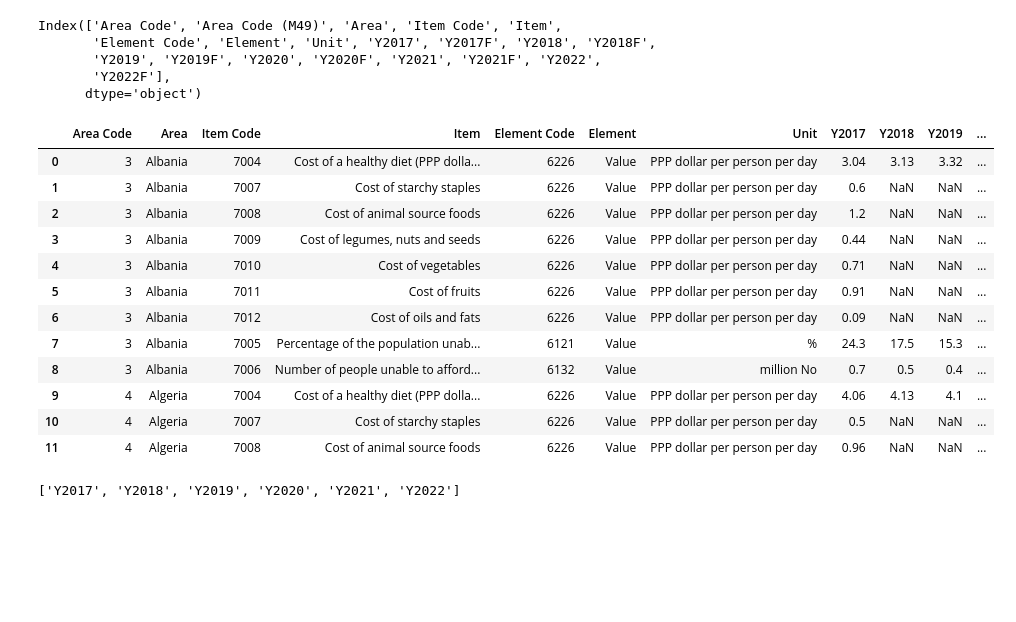
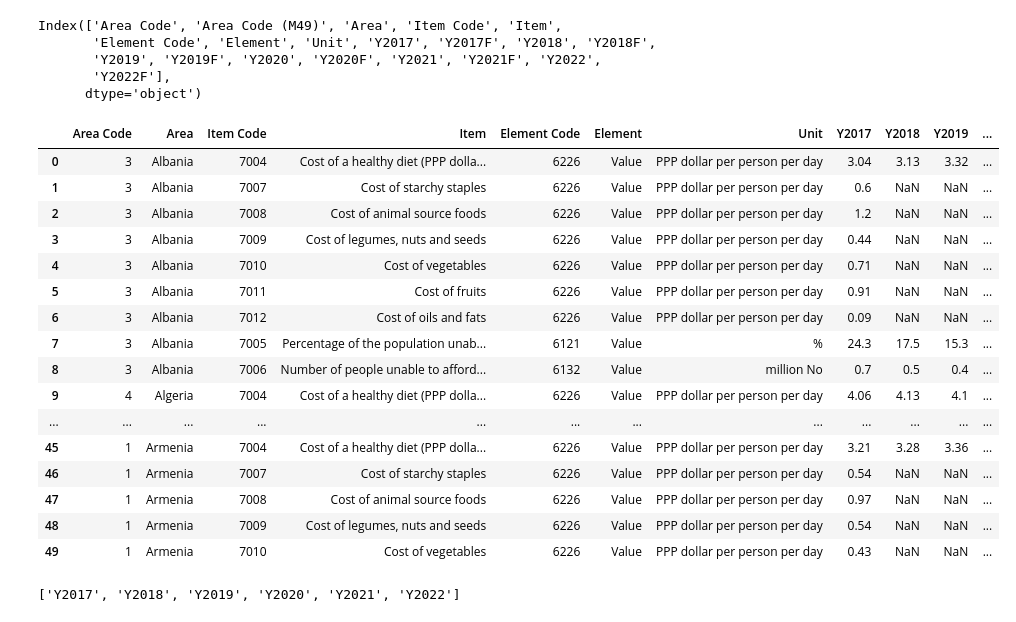
Before and after one commit to janettelau/consumption-patterns, a Jupyter notebook: reading_files_cleaning.ipynb, the cells around one changed output. Saved outputs shown, nothing was run; the diff lists cells and outputs as text; code cells hidden in the pictures; blank space fills up the shorter version.

```diff
--- a/reading_files_cleaning.ipynb
+++ b/reading_files_cleaning.ipynb
@@ -325,24 +370,28 @@ Index(['Area Code', 'Area Code (M49)', 'Area', 'Item Code', 'Item',
 # %%
 #Create a new df with desired columns
 new_coahd_df =coahd_df[['Area Code', 'Area', 'Item Code', 'Item',
        'Element Code', 'Element', 'Unit', 'Y2017',  'Y2018',
        'Y2019',  'Y2020',  'Y2021',  'Y2022',
        ]]
-new_coahd_df.head(12)
+new_coahd_df.head(50)
 # %% [output]
 |  | Area Code | Area | Item Code | Item | Element Code | Element | Unit | Y2017 | Y2018 | Y2019 | ... |
 | 0 | 3 | Albania | 7004 | Cost of a healthy diet (PPP dolla... | 6226 | Value | PPP dollar per person per day | 3.04 | 3.13 | 3.32 | ... |
 | 1 | 3 | Albania | 7007 | Cost of starchy staples | 6226 | Value | PPP dollar per person per day | 0.6 | NaN | NaN | ... |
 | 2 | 3 | Albania | 7008 | Cost of animal source foods | 6226 | Value | PPP dollar per person per day | 1.2 | NaN | NaN | ... |
 | 3 | 3 | Albania | 7009 | Cost of legumes, nuts and seeds | 6226 | Value | PPP dollar per person per day | 0.44 | NaN | NaN | ... |
 | 4 | 3 | Albania | 7010 | Cost of vegetables | 6226 | Value | PPP dollar per person per day | 0.71 | NaN | NaN | ... |
 | 5 | 3 | Albania | 7011 | Cost of fruits | 6226 | Value | PPP dollar per person per day | 0.91 | NaN | NaN | ... |
 | 6 | 3 | Albania | 7012 | Cost of oils and fats | 6226 | Value | PPP dollar per person per day | 0.09 | NaN | NaN | ... |
 | 7 | 3 | Albania | 7005 | Percentage of the population unab... | 6121 | Value | % | 24.3 | 17.5 | 15.3 | ... |
 | 8 | 3 | Albania | 7006 | Number of people unable to afford... | 6132 | Value | million No | 0.7 | 0.5 | 0.4 | ... |
 | 9 | 4 | Algeria | 7004 | Cost of a healthy diet (PPP dolla... | 6226 | Value | PPP dollar per person per day | 4.06 | 4.13 | 4.1 | ... |
-| 10 | 4 | Algeria | 7007 | Cost of starchy staples | 6226 | Value | PPP dollar per person per day | 0.5 | NaN | NaN | ... |
-| 11 | 4 | Algeria | 7008 | Cost of animal source foods | 6226 | Value | PPP dollar per person per day | 0.96 | NaN | NaN | ... |
+| ... | ... | ... | ... | ... | ... | ... | ... | ... | ... | ... | ... |
+| 45 | 1 | Armenia | 7004 | Cost of a healthy diet (PPP dolla... | 6226 | Value | PPP dollar per person per day | 3.21 | 3.28 | 3.36 | ... |
+| 46 | 1 | Armenia | 7007 | Cost of starchy staples | 6226 | Value | PPP dollar per person per day | 0.54 | NaN | NaN | ... |
+| 47 | 1 | Armenia | 7008 | Cost of animal source foods | 6226 | Value | PPP dollar per person per day | 0.97 | NaN | NaN | ... |
+| 48 | 1 | Armenia | 7009 | Cost of legumes, nuts and seeds | 6226 | Value | PPP dollar per person per day | 0.54 | NaN | NaN | ... |
+| 49 | 1 | Armenia | 7010 | Cost of vegetables | 6226 | Value | PPP dollar per person per day | 0.43 | NaN | NaN | ... |
 # %%
 # Verifying for columns with NaN
 columns_with_nan = new_coahd_df.columns[new_coahd_df.isna().any()].tolist()
```
Also changed, not shown: parts of 33 cells of this notebook.
